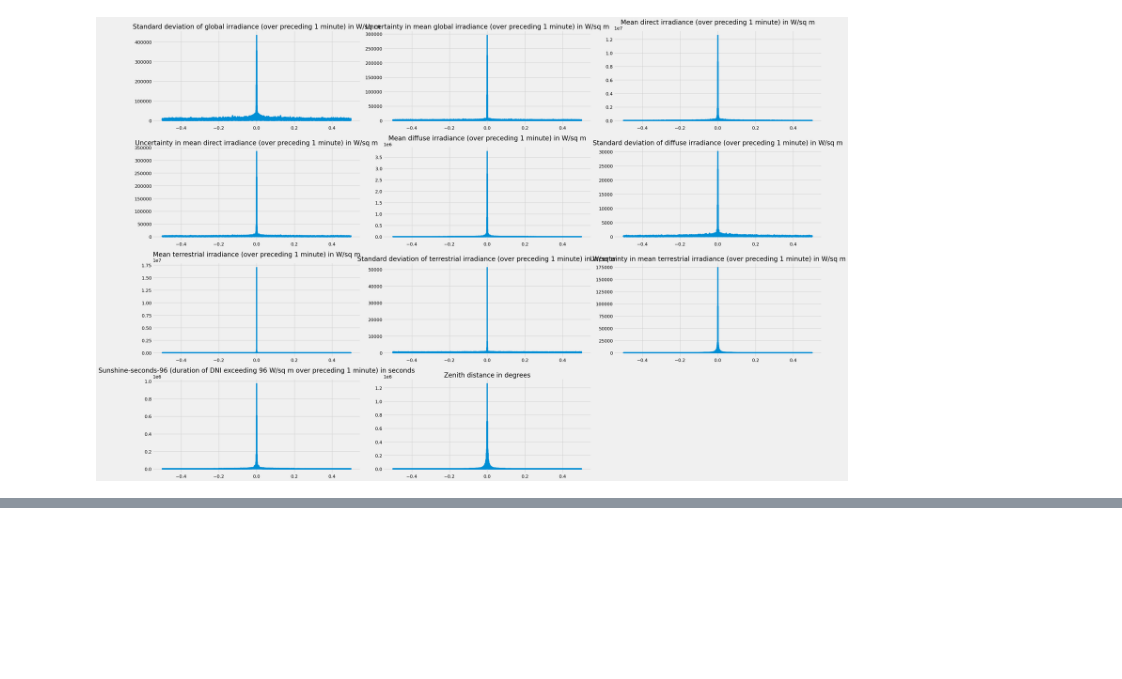
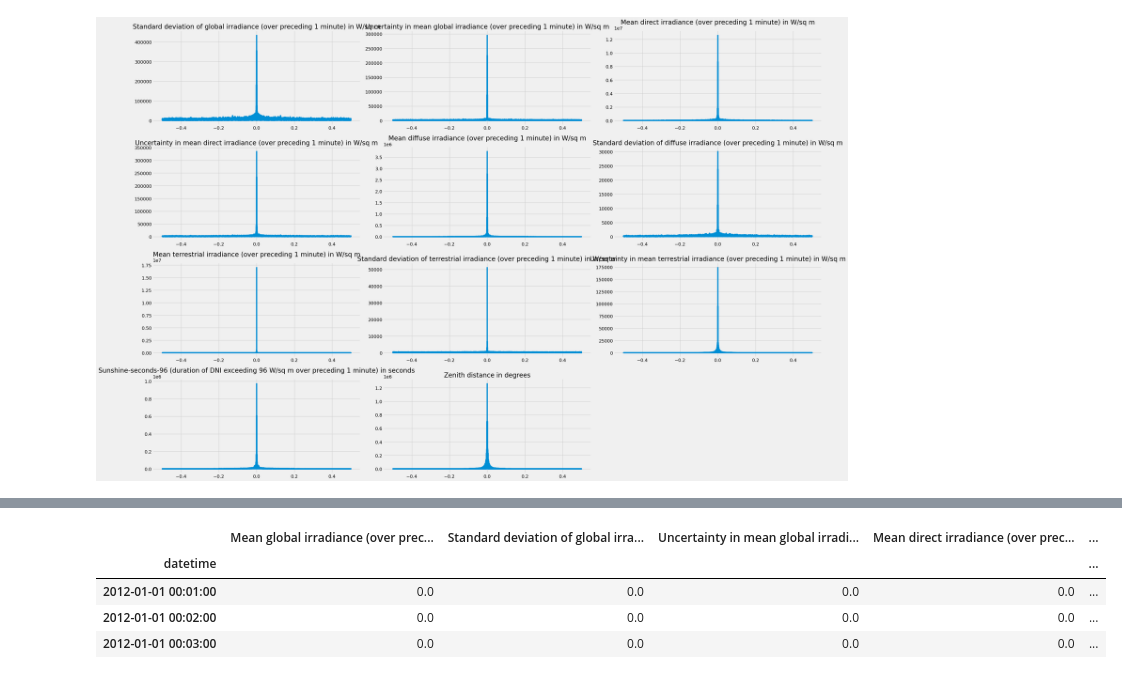
Before and after one commit to Muckthebuck/2023-Energy-kit, a Jupyter notebook: solar_prediciton.ipynb, the cells around one changed output, grey strips where cells are left out. Saved outputs shown, nothing was run; the diff lists cells and outputs as text; code cells hidden in the pictures; blank space fills up the shorter version.

```diff
--- a/solar_prediciton.ipynb
+++ b/solar_prediciton.ipynb
@@ -108,3 +110,11 @@ val_data = df.iloc[training_size:]
+# %%
+train_data.iloc[0:3]
+# %% [output]
+|  | Mean global irradiance (over prec... | Standard deviation of global irra... | Uncertainty in mean global irradi... | Mean direct irradiance (over prec... | ... |
+| datetime |  |  |  |  | ... |
+| 2012-01-01 00:01:00 | 0.0 | 0.0 | 0.0 | 0.0 | ... |
+| 2012-01-01 00:02:00 | 0.0 | 0.0 | 0.0 | 0.0 | ... |
+| 2012-01-01 00:03:00 | 0.0 | 0.0 | 0.0 | 0.0 | ... |
 # %%
 plt.plot(train_data.index, train_data[['air_temp']], label = 'train data')
 plt.plot(val_data.index, val_data[['air_temp']], label='test data')
```
Also changed, not shown: parts of 2 cells of this notebook, 5 other files.
